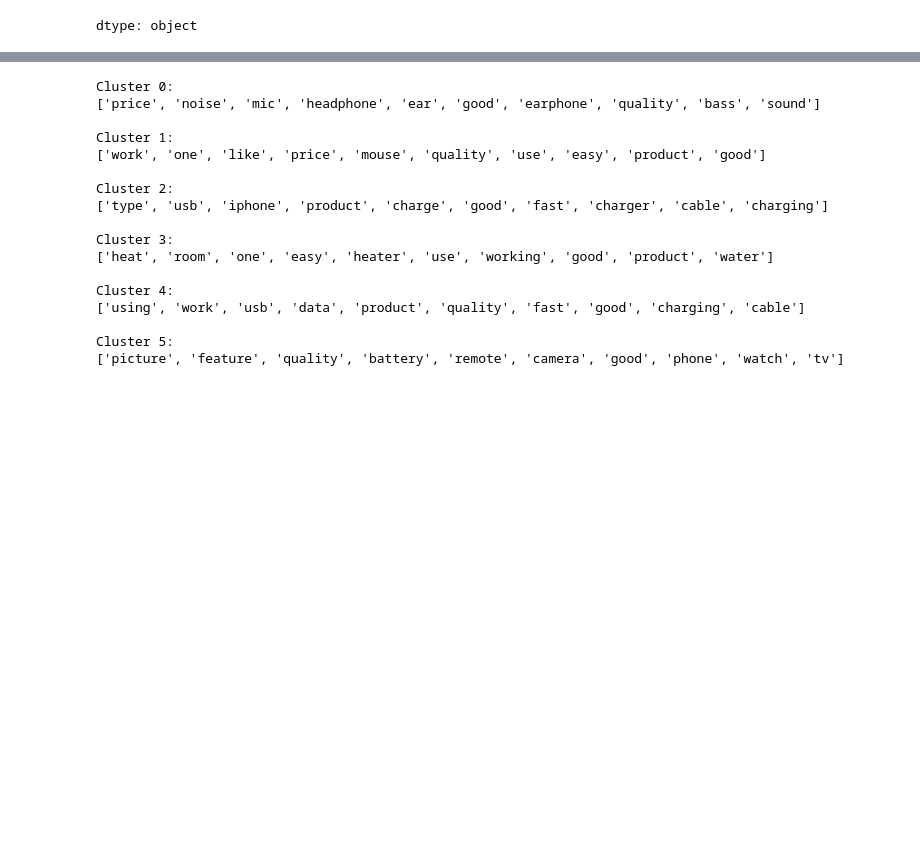
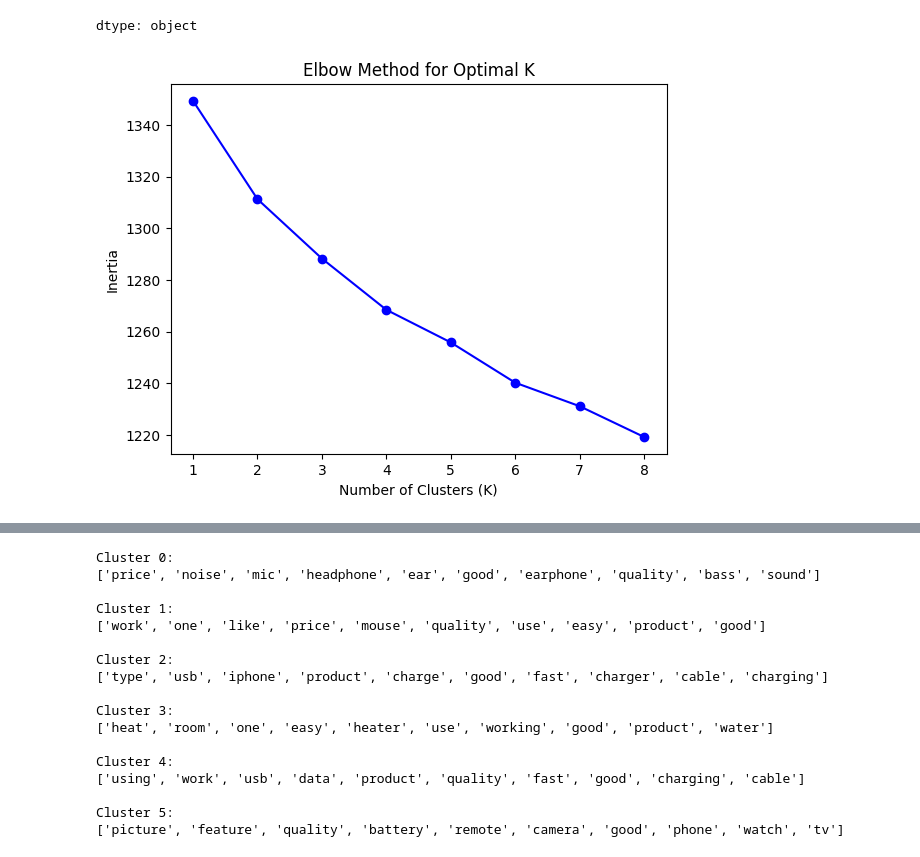
Before and after one commit to pyjanvi/Clustering-customer-review-for-market-Research, a Jupyter notebook: Clustering_customer_review.ipynb, the cells around one changed output, grey strips where cells are left out. Saved outputs shown, nothing was run; the diff lists cells and outputs as text; code cells hidden in the pictures; blank space fills up the shorter version.

```diff
--- a/Clustering_customer_review.ipynb
+++ b/Clustering_customer_review.ipynb
@@ -245,3 +245,28 @@ customer_data.groupby('cluster')['review_content'].head(5)
 | 160 | build quality good sure reliabili... |
 | 268 | atlast connected successfully wor... |
 dtype: object
+# %%
+#elbow method to find the optimal cluster
+from sklearn.cluster import KMeans
+from sklearn.feature_extraction.text import TfidfVectorizer
+import matplotlib.pyplot as plt
+import numpy as np
+
+# Assume 'reviews' is your list of cleaned customer reviews
+vectorizer = TfidfVectorizer(max_features=1000, stop_words='english')
+X = vectorizer.fit_transform(customer_data['review_content'])
+
+inertias = []
+K_range = range(1, 9)
+for k in K_range:
+    kmeans = KMeans(n_clusters=k, random_state=42, n_init=10)
+    kmeans.fit(X)
+    inertias.append(kmeans.inertia_)
+
+plt.plot(K_range, inertias, 'bo-')
+plt.xlabel('Number of Clusters (K)')
+plt.ylabel('Inertia')
+plt.title('Elbow Method for Optimal K')
+plt.show()
+# %% [output]
+[figure, added]
```
Also changed, not shown: parts of 4 cells of this notebook.
